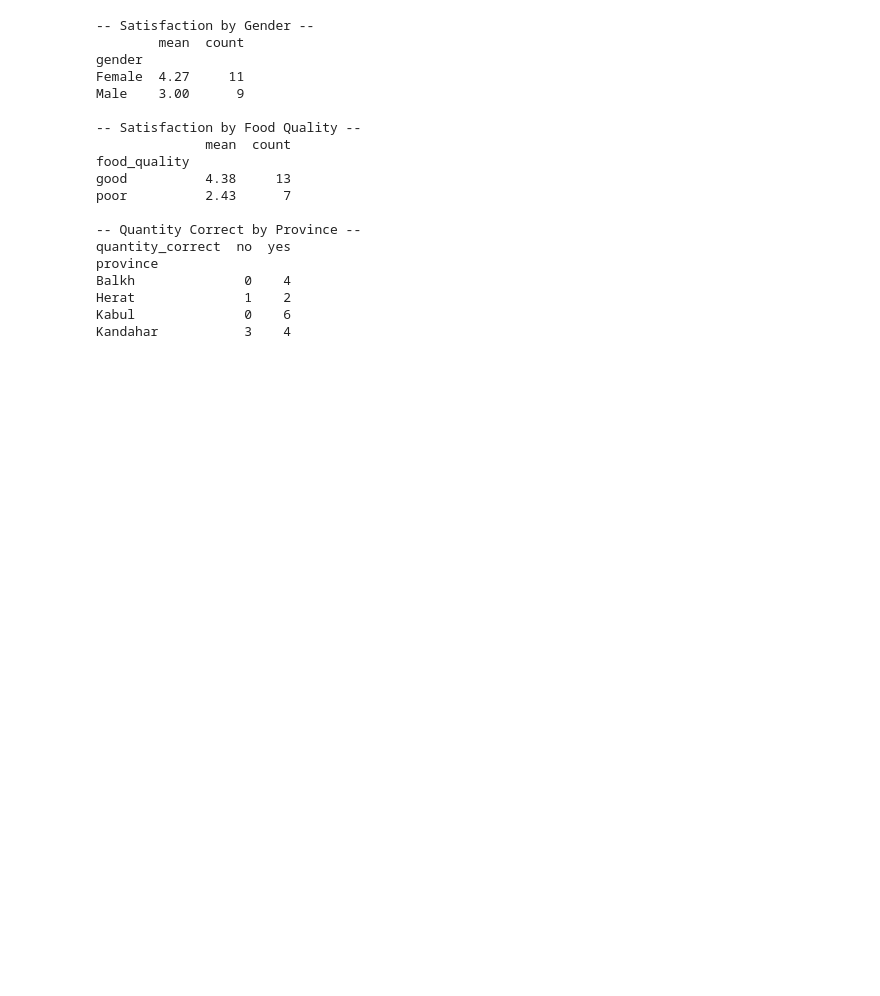
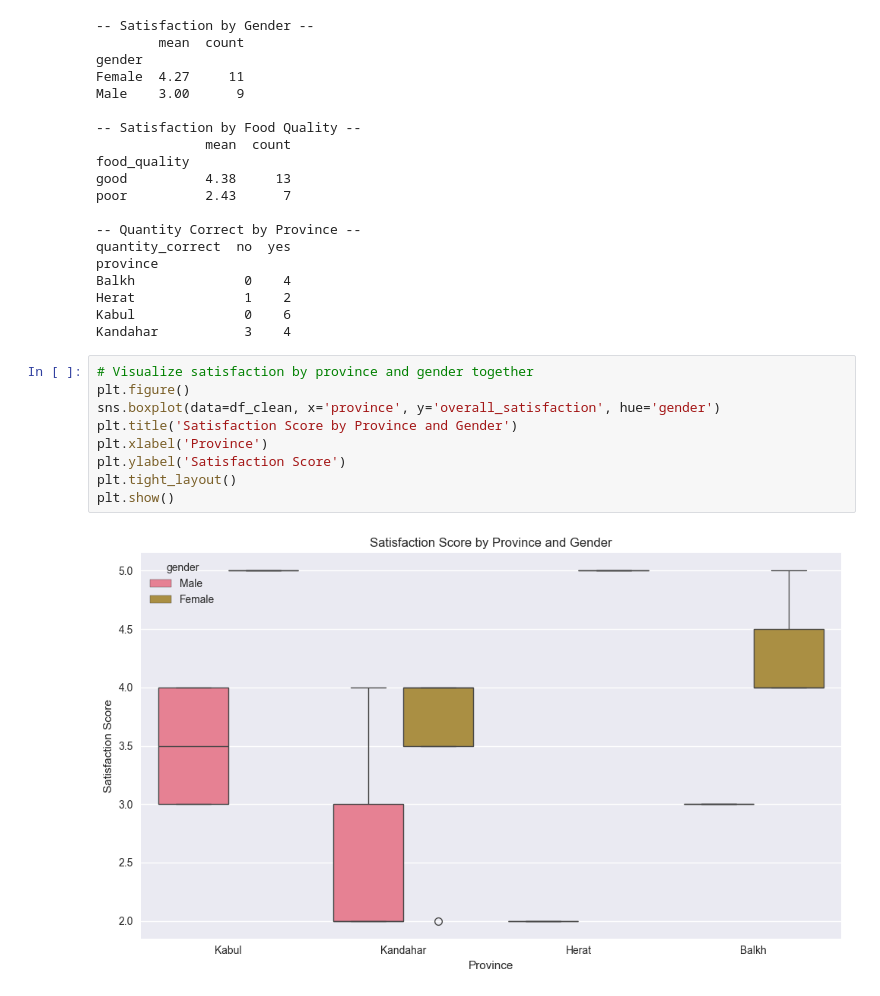
Before and after one commit to Muzhgan-shams/data-analytics, a Jupyter notebook: notebooks/survey_data005.ipynb, the cells around one changed output. Saved outputs shown, nothing was run; the diff lists cells and outputs as text; blank space fills up the shorter version.

Commit message:
feat: visualize satisfaction by province and gender

```diff
--- a/notebooks/survey_data005.ipynb
+++ b/notebooks/survey_data005.ipynb
@@ -274,3 +274,14 @@ Balkh              0    4
 Herat              1    2
 Kabul              0    6
 Kandahar           3    4
+# %%
+# Visualize satisfaction by province and gender together
+plt.figure()
+sns.boxplot(data=df_clean, x='province', y='overall_satisfaction', hue='gender')
+plt.title('Satisfaction Score by Province and Gender')
+plt.xlabel('Province')
+plt.ylabel('Satisfaction Score')
+plt.tight_layout()
+plt.show()
+# %% [output]
+[figure, added]
```
